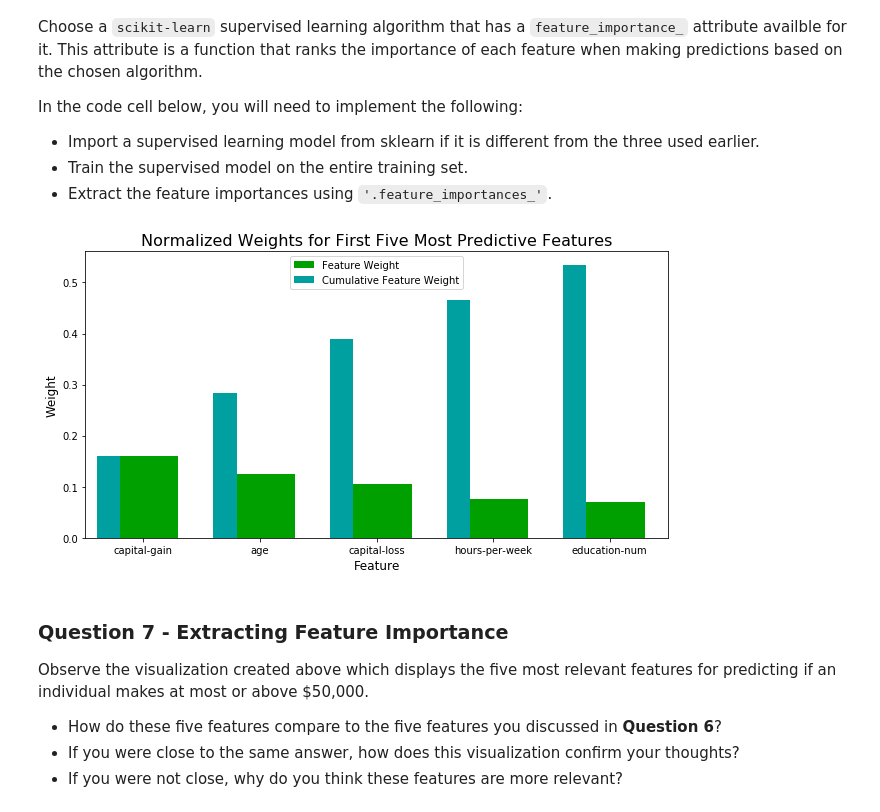
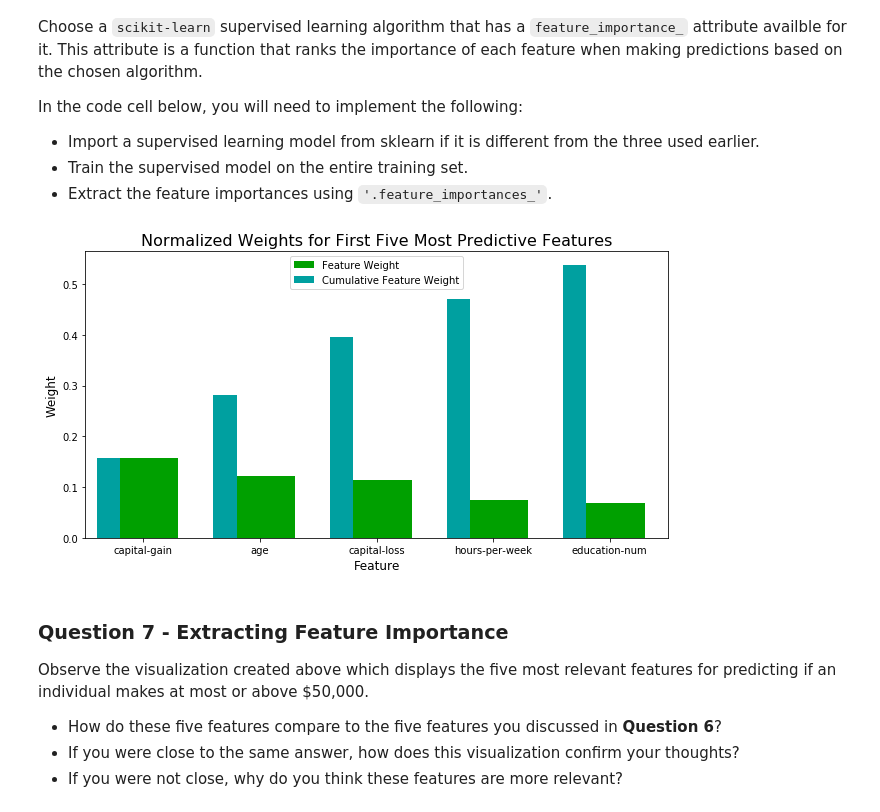
Before and after one commit to fabio-reale/machine-learning, a Jupyter notebook: projects/finding_donors/finding_donors.ipynb, the cells around one changed output. Saved outputs shown, nothing was run; the diff lists cells and outputs as text; code cells hidden in the pictures.

```diff
--- a/projects/finding_donors/finding_donors.ipynb
+++ b/projects/finding_donors/finding_donors.ipynb
@@ -362,14 +362,14 @@ def train_predict(learner, sample_size, X_train, y_train, X_test, y_test):
     # TODO: Compute F-score on the the first 300 training samples using fbeta_score(),
     #    except if all the predictions are 0.0, where the F-score is set to 0.0
     if np.sum(predictions_train) == 0:
-        results['f_train'] = 0
+        results['f_train'] = 0.0
     else:
         results['f_train'] = fbeta_score(y_train[:size_const], predictions_train, 0.5)
 
     # TODO: Compute F-score on the test set which is y_test,
     #    except if all the predictions are 0.0, where the F-score is set to 0.0
     if np.sum(predictions_test) == 0:
-        results['f_test'] = 0
+        results['f_test'] = 0.0
     else:
         results['f_test'] = fbeta_score(y_test, predictions_test, 0.5)
 
@@ -590,20 +590,20 @@ In the code cell below, you will need to implement the following:
 # %%
 # TODO: Import a supervised learning model that has 'feature_importances_'
 #from sklearn.tree import DecisionTreeClassifier
 #from sklearn.ensemble import AdaBoostClassifier
 
 # TODO: Train the supervised model on the training set using .fit(X_train, y_train)
 basest = DecisionTreeClassifier(max_depth=2)
-model = AdaBoostClassifier(base_estimator=basest, n_estimators=101)
+model = AdaBoostClassifier(base_estimator=basest, n_estimators=102)
 model.fit(X_train,y_train)
 
 # TODO: Extract the feature importances using .feature_importances_
 importances = model.feature_importances_
 
 # Plot
 vs.feature_plot(importances, X_train, y_train)
 # %% [output]
-[figure, old version]
+[figure, new version]
 # %% [markdown]
 ### Question 7 - Extracting Feature Importance
 
```
Also changed, not shown: parts of 7 cells of this notebook, 1 other file.
